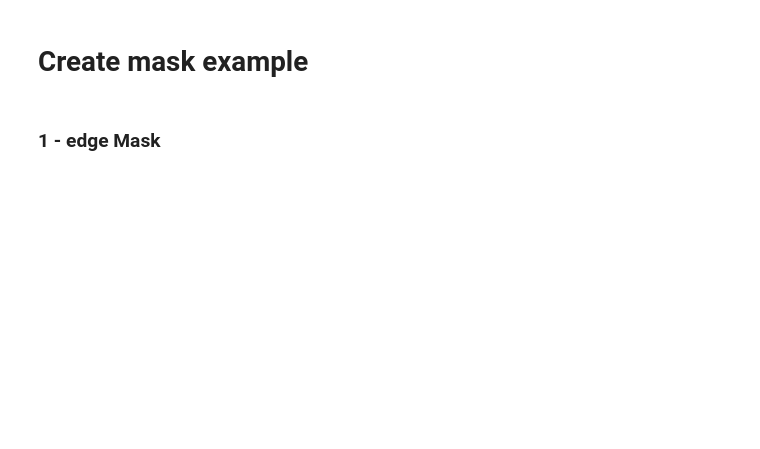
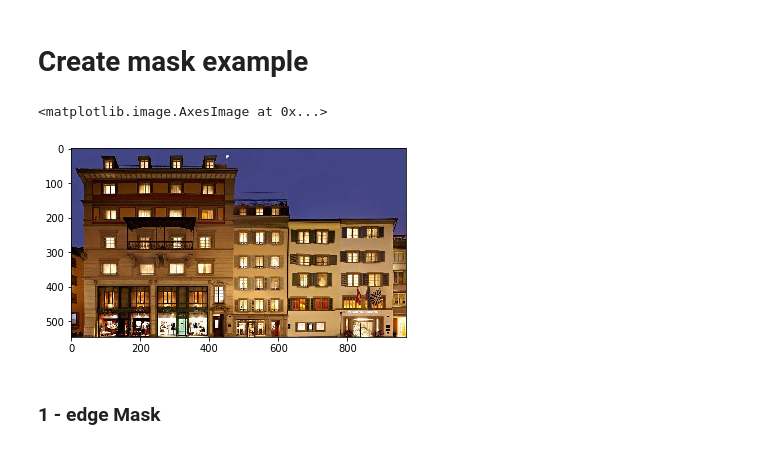
Before and after one commit to must4in3/6-Projecto-final, a Jupyter notebook: 1- CreateMask_loadPhotos_trainTest.ipynb, the cells around one changed output. Cells and saved outputs as stored; diff of their text form; code cells hidden in the pictures; blank space fills up the shorter version.

```diff
--- a/1- CreateMask_loadPhotos_trainTest.ipynb
+++ b/1- CreateMask_loadPhotos_trainTest.ipynb
@@ -13,9 +13,12 @@ from src.Image_processing_functions import BUFFER_SIZE, BATCH_SIZE, IMG_WIDTH, I
 # Create mask example
 # %%
 # open image example
-img = cv2.imread('images/de_convertir/FaSyn/FaSyn13/images/1.jpg')[:,:,::-1]
+img = cv2.imread('imagenes/de_convertir/FaSyn/FaSyn13/images/1.jpg')[:,:,::-1]
 plt.figure()
 plt.imshow(img)
+# %% [output]
+<matplotlib.image.AxesImage at 0x...>
+[figure, added]
 # %% [markdown]
 ### 1 - edge Mask
 # %%
```
Also changed, not shown: parts of 5 cells of this notebook, 1 other file.
